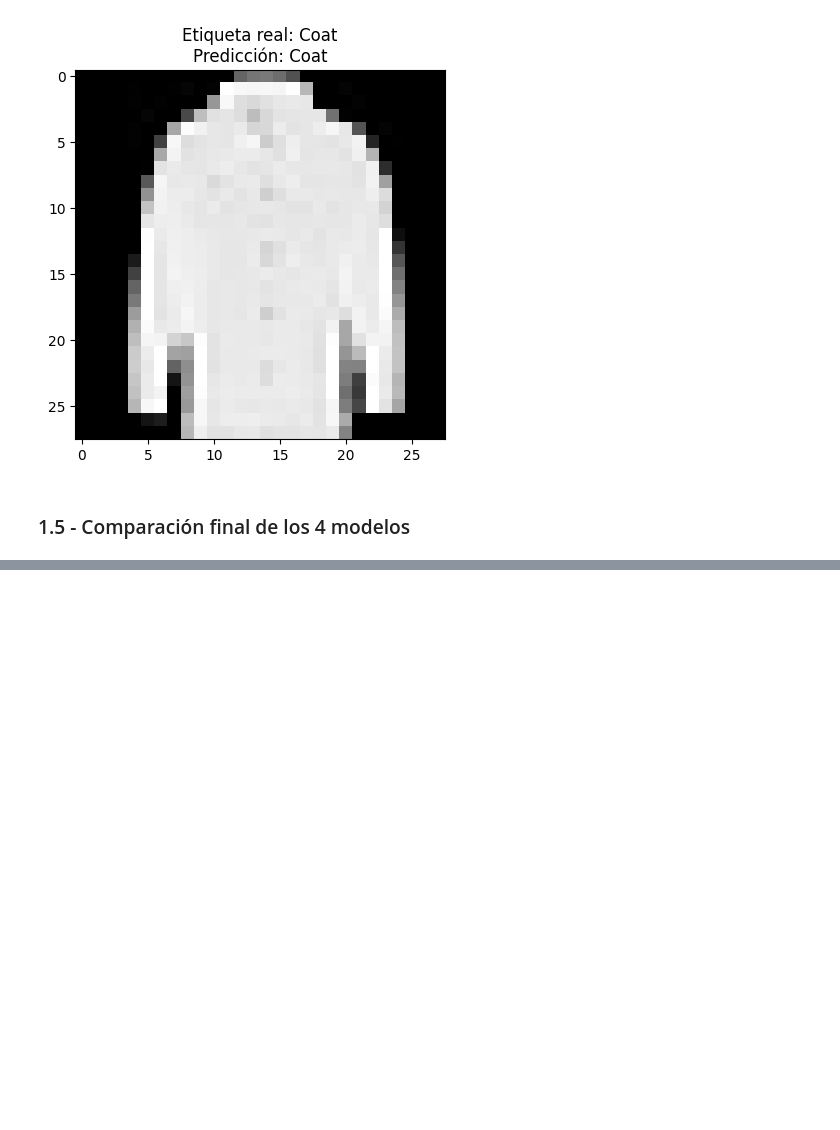
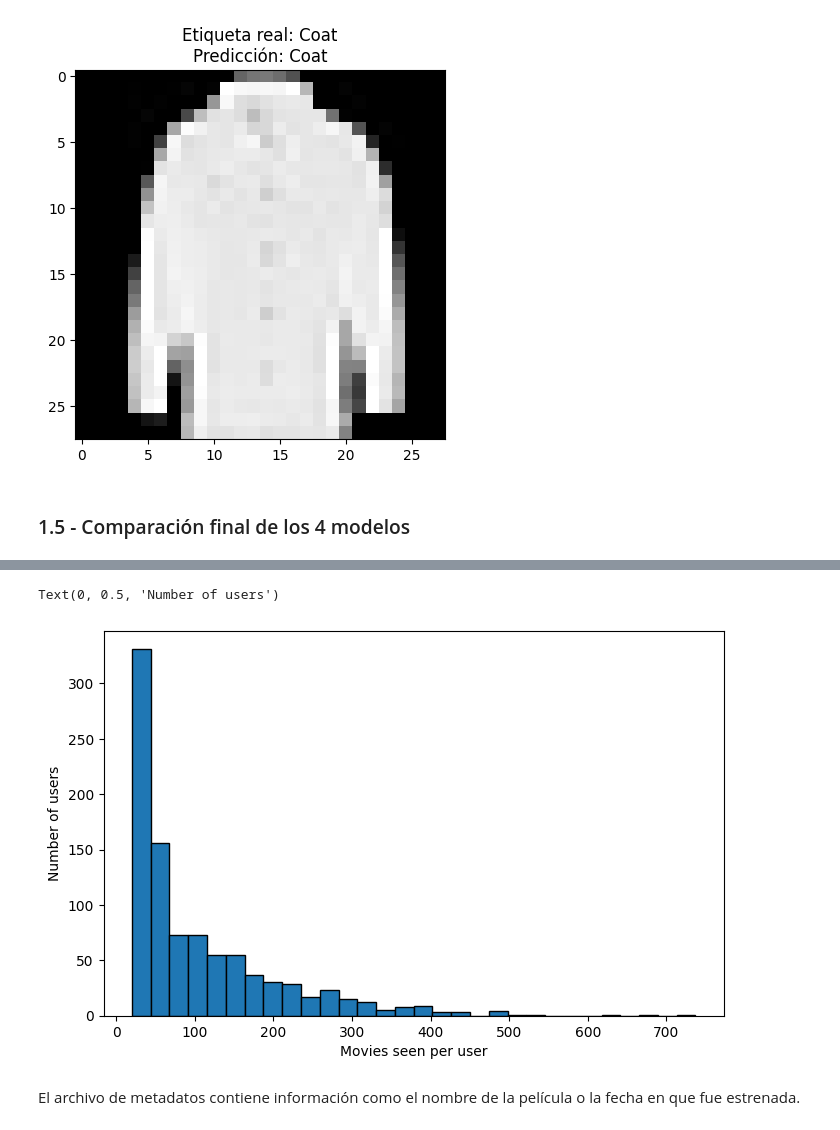
Before and after one commit to moriciii3/tareas_ML_DL_NN, a Jupyter notebook: tarea_2/morici_bruno_tarea2.ipynb, the cells around one changed output, grey strips where cells are left out. Drawn from its saved outputs; the diff is of its cells as text; code cells hidden in the pictures; blank space fills up the shorter version.

Commit message:
Inicio pregunta 2.1, dataset cargado, implementar modelo en pytorch (investigar Explicit feedback: supervised rating prediction)

```diff
--- a/tarea_2/morici_bruno_tarea2.ipynb
+++ b/tarea_2/morici_bruno_tarea2.ipynb
@@ -390,0 +393,29 @@ plt.show()
+# %%
+%matplotlib inline
+import matplotlib.pyplot as plt
+import numpy as np
+import os
+
+from zipfile import ZipFile
+from urllib.request import urlretrieve
+
+import pandas as pd
+
+from sklearn.model_selection import train_test_split
+
+
+ML_100K_URL = "http://files.grouplens.org/datasets/movielens/ml-100k.zip"
+ML_100K_FILENAME = ML_100K_URL.rsplit('/', 1)[1]
+ML_100K_FOLDER = 'ml-100k'
+
+if not os.path.exists(ML_100K_FILENAME):
+    print('Downloading %s to %s...' % (ML_100K_URL, ML_100K_FILENAME))
+    urlretrieve(ML_100K_URL, ML_100K_FILENAME)
+
+if not os.path.exists(ML_100K_FOLDER):
+    print('Extracting %s to %s...' % (ML_100K_FILENAME, ML_100K_FOLDER))
+    ZipFile(ML_100K_FILENAME).extractall('.')
+# %%
+raw_ratings = pd.read_csv(os.path.join(ML_100K_FOLDER, 'u.data'), sep='\t',
+                      names=["user_id", "item_id", "rating", "timestamp"])
+raw_ratings.head()
@@ -390,0 +429,13 @@ plt.show()
+# %%
+# Cuantas peliculas ha visto cada usuario
+user_movie_counts = raw_ratings.groupby('user_id')['item_id'].nunique()
+
+plt.figure(figsize=(8, 5))
+plt.hist(user_movie_counts, bins=30, edgecolor='black')
+plt.xlabel('Movies seen per user')
+plt.ylabel('Number of users')
+# %% [output]
+Text(0, 0.5, 'Number of users')
+[figure, added]
+# %% [markdown]
+El archivo de metadatos contiene información como el nombre de la película o la fecha en que fue estrenada.
```
Also changed, not shown: parts of 26 cells of this notebook, 1 other file.
